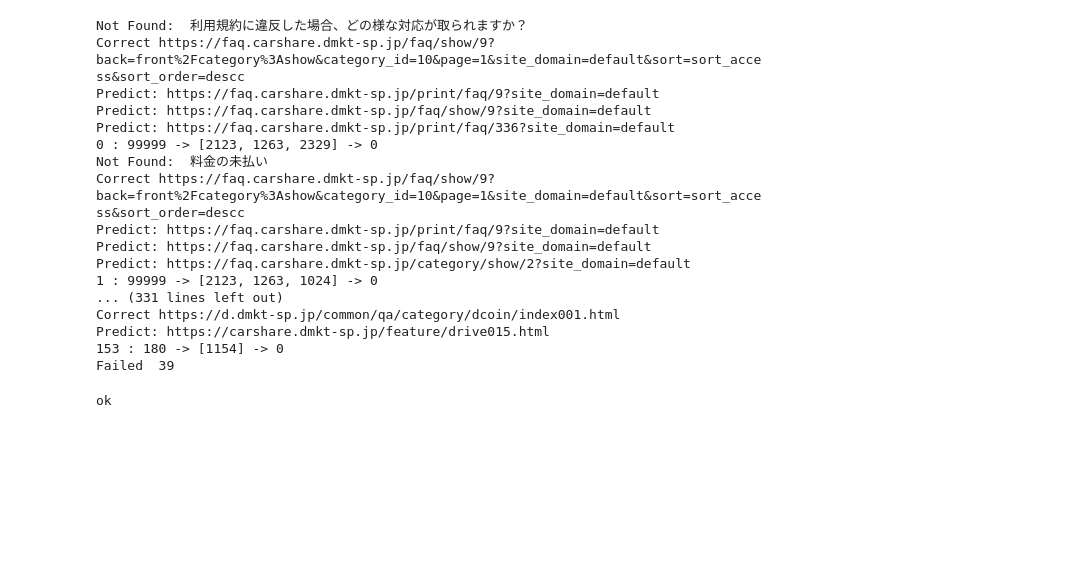
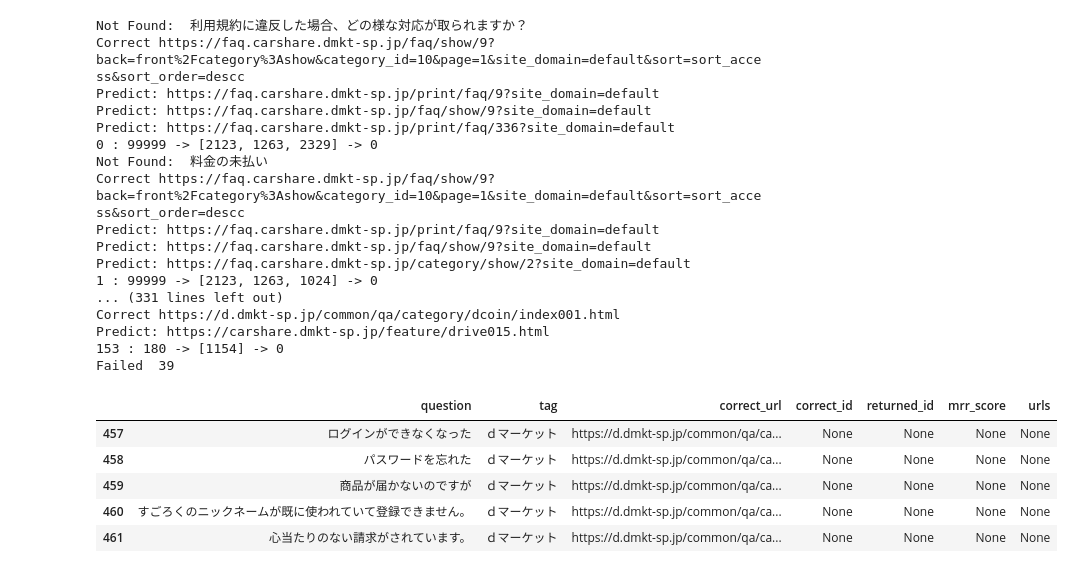
Before and after one commit to Iftekhar-mobin/AI-system, a Jupyter notebook: Helpers/classification_tag_analysis.ipynb, the cells around one changed output. Saved outputs shown, nothing was run; the diff lists cells and outputs as text; code cells hidden in the pictures; blank space fills up the shorter version.

```diff
--- a/Helpers/classification_tag_analysis.ipynb
+++ b/Helpers/classification_tag_analysis.ipynb
@@ -226,7 +224,43 @@ for index, col in test_df.iterrows():
-# %%
-a = 'A'
-b = 'A'
-if a in b:
-    print('ok')
-# %% [output]
-ok
+# %%
+raw_corpus = pd.read_csv('/home/iftekhar/docomodezwhu/data/corpus.csv')
+# %%
+from collections import defaultdict
+saver = defaultdict(list)
+
+j = 0
+for items in result:
+    for i in json.loads(items)['page_relevance']:
+        saver[j].append(list(set(raw_corpus[raw_corpus['page'] == i['doc_id']].url.values))[0])
+        saver[str(str(j)+'doc_id')].append(i['doc_id'])
+    j += 1
+# %%
+collector = defaultdict(list)
+i = 0
+
+for index, col in test_df.iterrows():
+    collector['question'].append(col['question'])
+    collector['tag'].append(col['tag'])
+    collector['correct_url'].append(col['url'])
+    collector_correct = []
+    try:
+        collector_correct = list(set(raw_corpus[raw_corpus['url'] == col['url']].page.values))[0]
+    except IndexError:
+        continue
+        pass
+    collector['correct_id'].append(collector_correct)
+    collector['returned_id'].append(saver[str(str(i)+'doc_id')])
+    collector['mrr_score'].append(mean_reciprocal_rank_score(collector_correct, saver[str(str(i)+'doc_id')]))
+    collector['urls'].append(saver[i])
+#         print('ok ', i)
+    i += 1
+# %%
+new_df = pd.DataFrame.from_dict(collector, orient='index').T
+# %%
+new_df.tail()
+# %% [output]
+|  | question | tag | correct_url | correct_id | returned_id | mrr_score | urls |
+| 457 | ログインができなくなった | ｄマーケット | https://d.dmkt-sp.jp/common/qa/ca... | None | None | None | None |
+| 458 | パスワードを忘れた | ｄマーケット | https://d.dmkt-sp.jp/common/qa/ca... | None | None | None | None |
+| 459 | 商品が届かないのですが | ｄマーケット | https://d.dmkt-sp.jp/common/qa/ca... | None | None | None | None |
+| 460 | すごろくのニックネームが既に使われていて登録できません。 | ｄマーケット | https://d.dmkt-sp.jp/common/qa/ca... | None | None | None | None |
+| 461 | 心当たりのない請求がされています。 | ｄマーケット | https://d.dmkt-sp.jp/common/qa/ca... | None | None | None | None |
```
Also changed, not shown: parts of 10 cells of this notebook, 4 other files.
